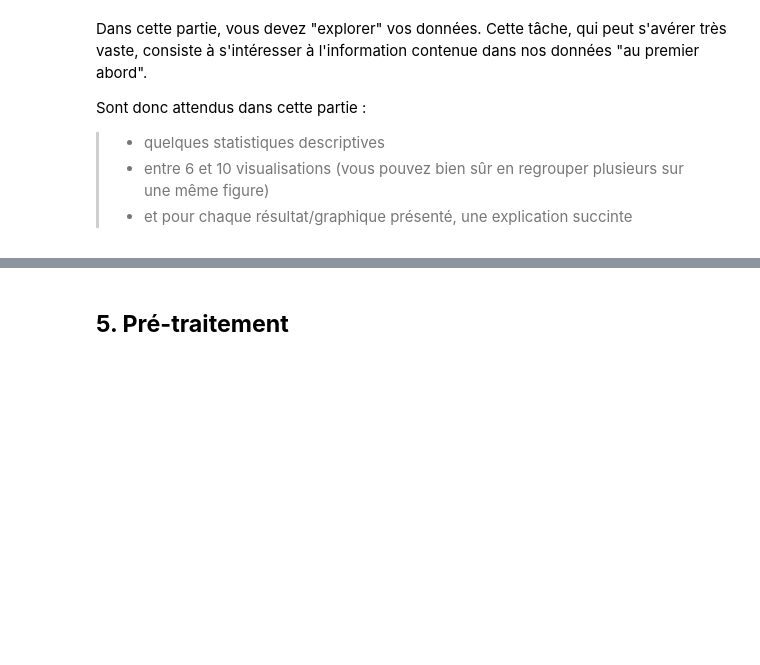
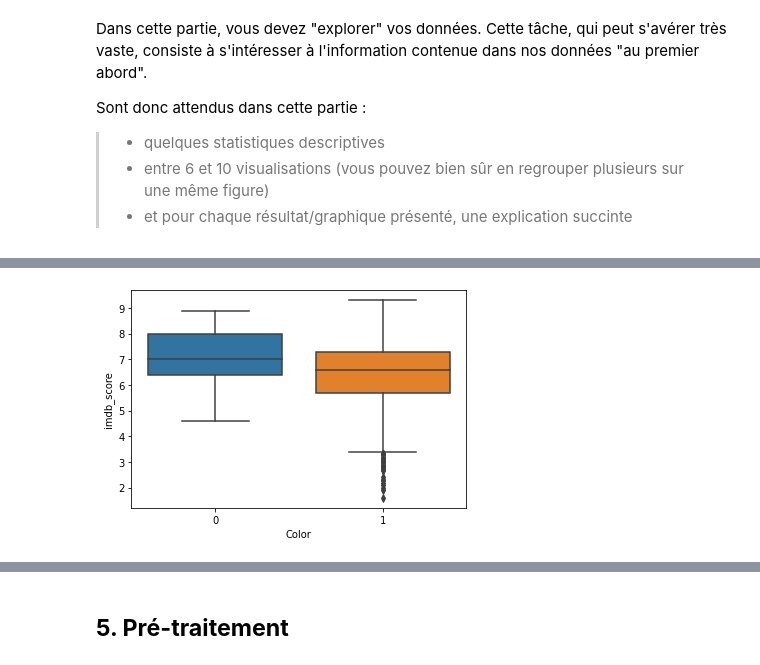
Before and after one commit to Florent-Vanhollebeke/Rendus_projets_Florent, a Jupyter notebook: Projet_en_cours/Projet P6 - revisions ML.ipynb, the cells around one changed output, grey strips where cells are left out. Cells and saved outputs as stored; diff of their text form; code cells hidden in the pictures; blank space fills up the shorter version.

```diff
--- a/Projet_en_cours/Projet P6 - revisions ML.ipynb
+++ b/Projet_en_cours/Projet P6 - revisions ML.ipynb
@@ -482,0 +545,4 @@ Sont donc attendus dans cette partie :
+# %%
+sns.boxplot(data=data, x='Color', y ='imdb_score');
+# %% [output]
+[figure, added]
```
Also changed, not shown: parts of 26 cells of this notebook, 1 other file.
